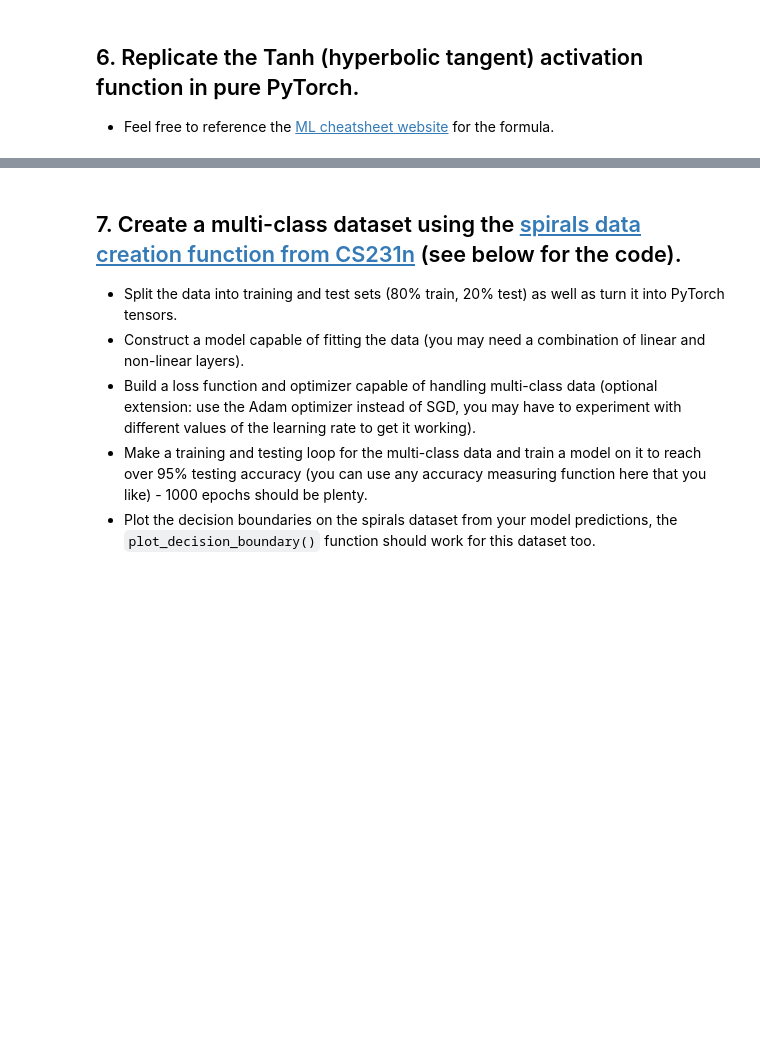
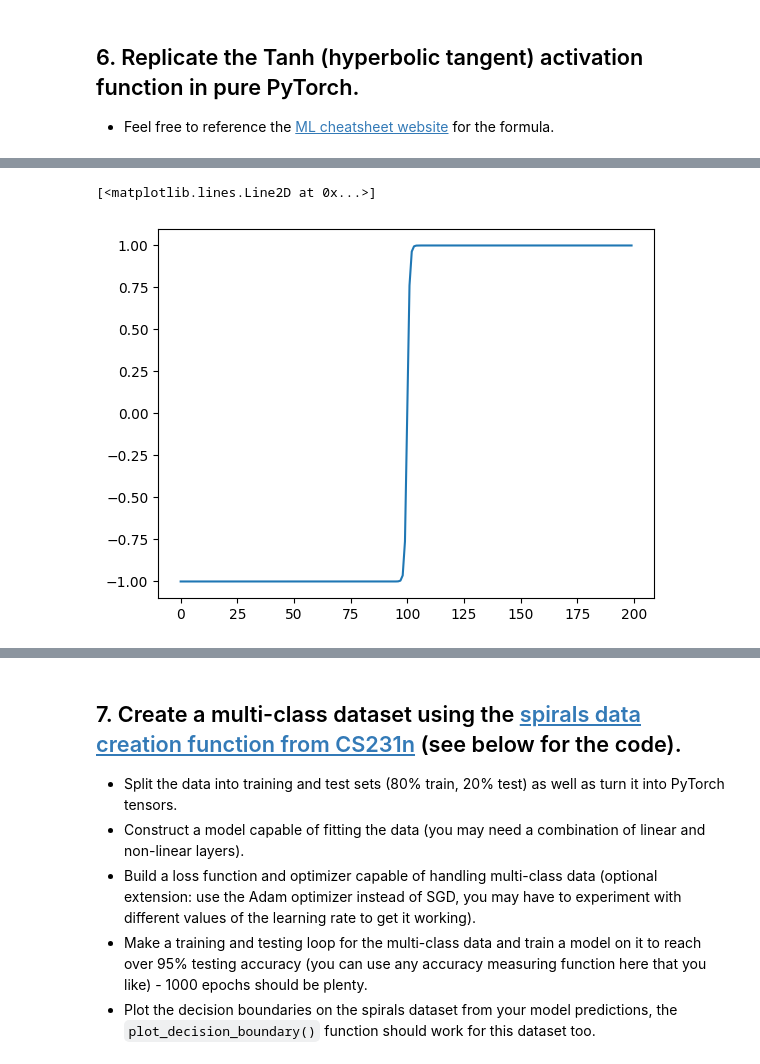
Before and after one commit to Revanth-reddy080/PyTorch-DeepLearning, a Jupyter notebook: exercises/02_pytorch_classification_exercises.ipynb, the cells around one changed output, grey strips where cells are left out. Drawn from its saved outputs; the diff is of its cells as text; code cells hidden in the pictures; blank space fills up the shorter version.

```diff
--- a/exercises/02_pytorch_classification_exercises.ipynb
+++ b/exercises/02_pytorch_classification_exercises.ipynb
@@ -199,2 +323,6 @@ def plot_decision_boundary(model, X, y):
 # %%
 # Test torch.tanh() on the tensor and plot it
+plt.plot(torch.tanh(X))
+# %% [output]
+[<matplotlib.lines.Line2D at 0x...>]
+[figure, added]
```
Also changed, not shown: parts of 16 cells of this notebook.
